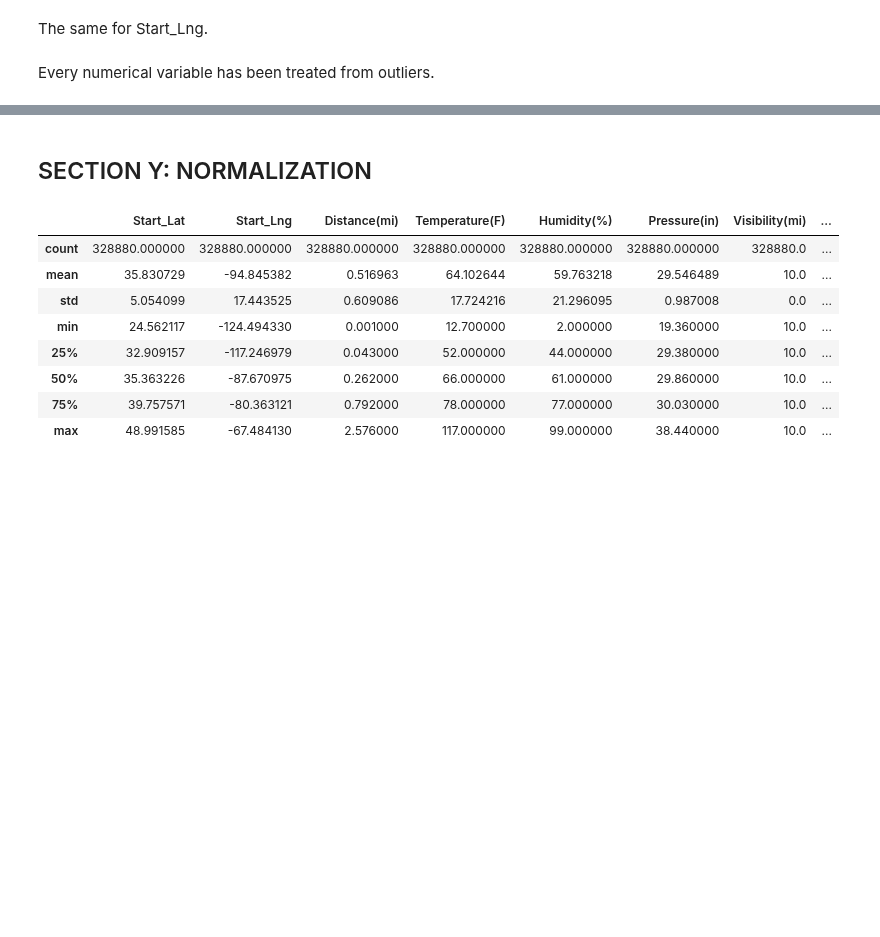
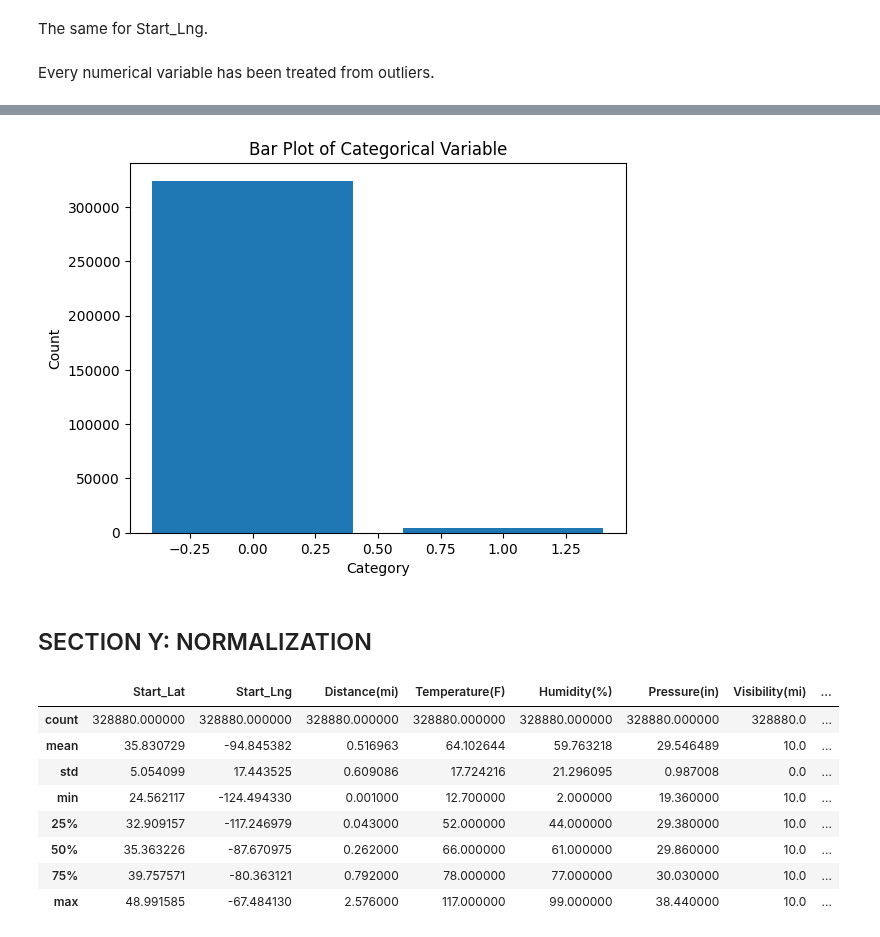
Before and after one commit to pol-resina/US-Accidents, a Jupyter notebook: notebooks/data_visualisation.ipynb, the cells around one changed output, grey strips where cells are left out. Saved outputs shown, nothing was run; the diff lists cells and outputs as text; code cells hidden in the pictures; blank space fills up the shorter version.

```diff
--- a/notebooks/data_visualisation.ipynb
+++ b/notebooks/data_visualisation.ipynb
@@ -594,3 +630,11 @@ Let's see if every numerical variable is distributed with a gaussian.
+# %%
+plt.bar(data_without_nan_out['Amenity'].value_counts().index, data_without_nan_out['Amenity'].value_counts().values)
+plt.title('Bar Plot of Categorical Variable')
+plt.xlabel('Category')
+plt.ylabel('Count')
+plt.show()
+# %% [output]
+[figure, added]
 # %% [markdown]
 ## SECTION Y: NORMALIZATION
 # %%
```
Also changed, not shown: parts of 8 cells of this notebook.
